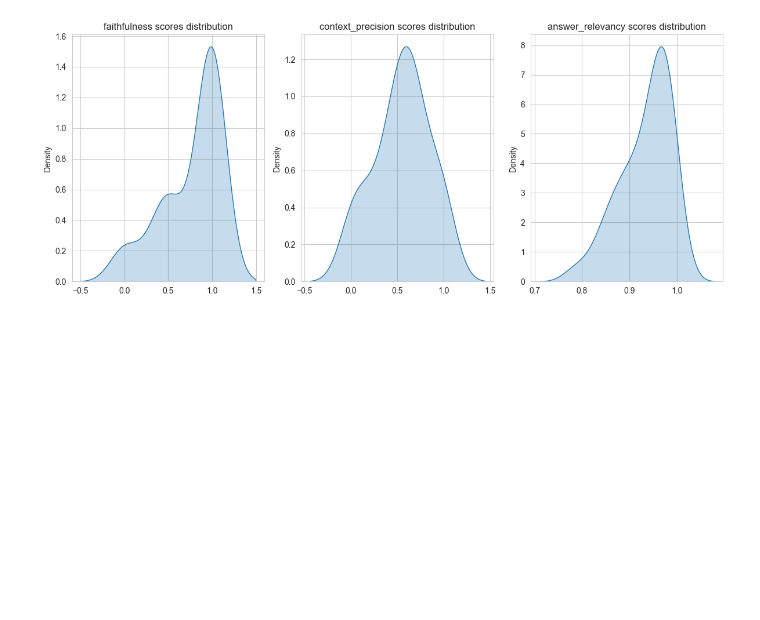
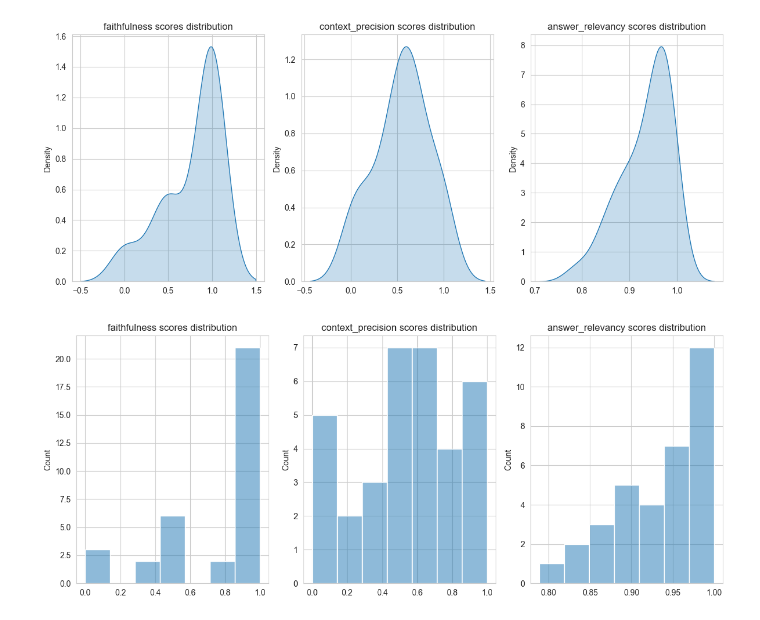
Before and after one commit to mika5883/practice_justai, a Jupyter notebook: synthetic_testset/metrics_visualization.ipynb, the cells around one changed output. Saved outputs shown, nothing was run; the diff lists cells and outputs as text; code cells hidden in the pictures; blank space fills up the shorter version.

```diff
--- a/synthetic_testset/metrics_visualization.ipynb
+++ b/synthetic_testset/metrics_visualization.ipynb
@@ -38,3 +38,18 @@ analysis(
     )
 # %% [output]
 [figure]
+# %%
+def hist(df):
+  sns.set_style("whitegrid")
+  fig, axs = plt.subplots(1,3, figsize=(12, 5))
+  for i,col in enumerate(df.columns):
+    sns.histplot(data=[df[col].values],legend=False,ax=axs[i],fill=True)
+    axs[i].set_title(f'{col} scores distribution')
+  plt.tight_layout()
+  plt.show()
+
+hist(
+    df[['faithfulness', 'context_precision', 'answer_relevancy']]
+    )
+# %% [output]
+[figure, added]
```
Also changed, not shown: parts of 1 cell of this notebook.
